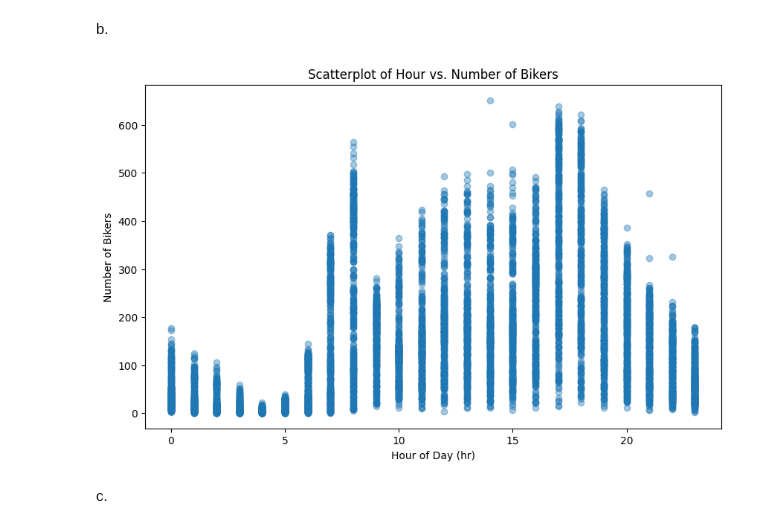
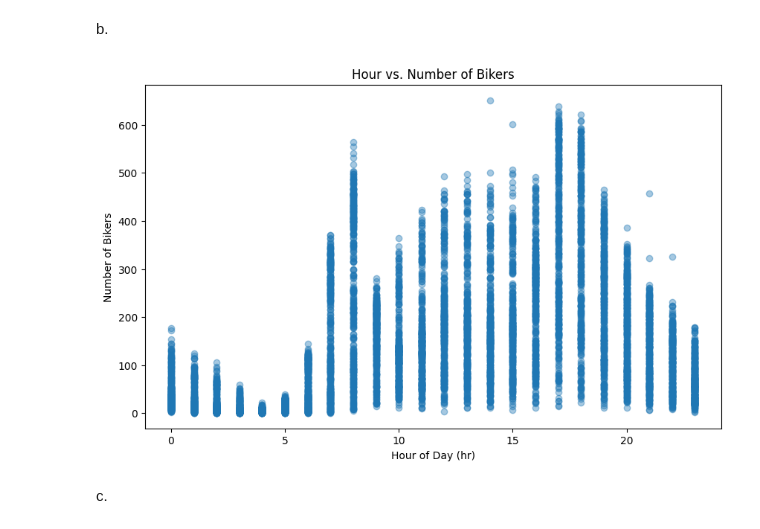
Before and after one commit to katesnow1/code_2600, a Jupyter notebook: homework2.ipynb, the cells around one changed output. Saved outputs shown, nothing was run; the diff lists cells and outputs as text; code cells hidden in the pictures.

```diff
--- a/homework2.ipynb
+++ b/homework2.ipynb
@@ -193,13 +193,13 @@ b.
 # %%
 fig, ax = plt.subplots(figsize=(10,6))
 ax.scatter(Bikeshare['hr'], Bikeshare['bikers'], alpha=0.4)
 
 ax.set_xlabel("Hour of Day (hr)")
 ax.set_ylabel("Number of Bikers")
-ax.set_title("Scatterplot of Hour vs. Number of Bikers")
+ax.set_title("Hour vs. Number of Bikers")
 plt.show()
 # %% [output]
-[figure, old version]
+[figure, new version]
 # %% [markdown]
 c.
 # %%
```
Also changed, not shown: parts of 5 cells of this notebook.
